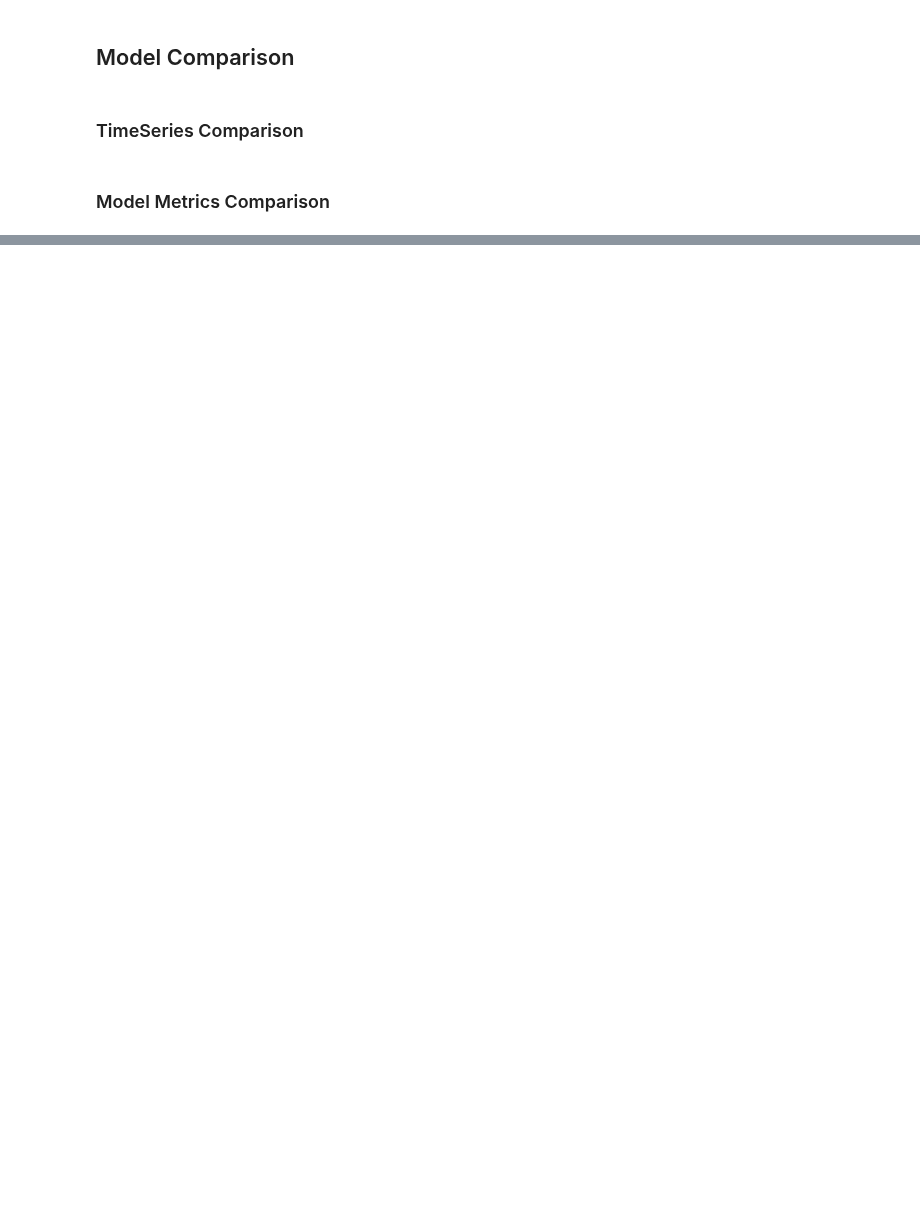
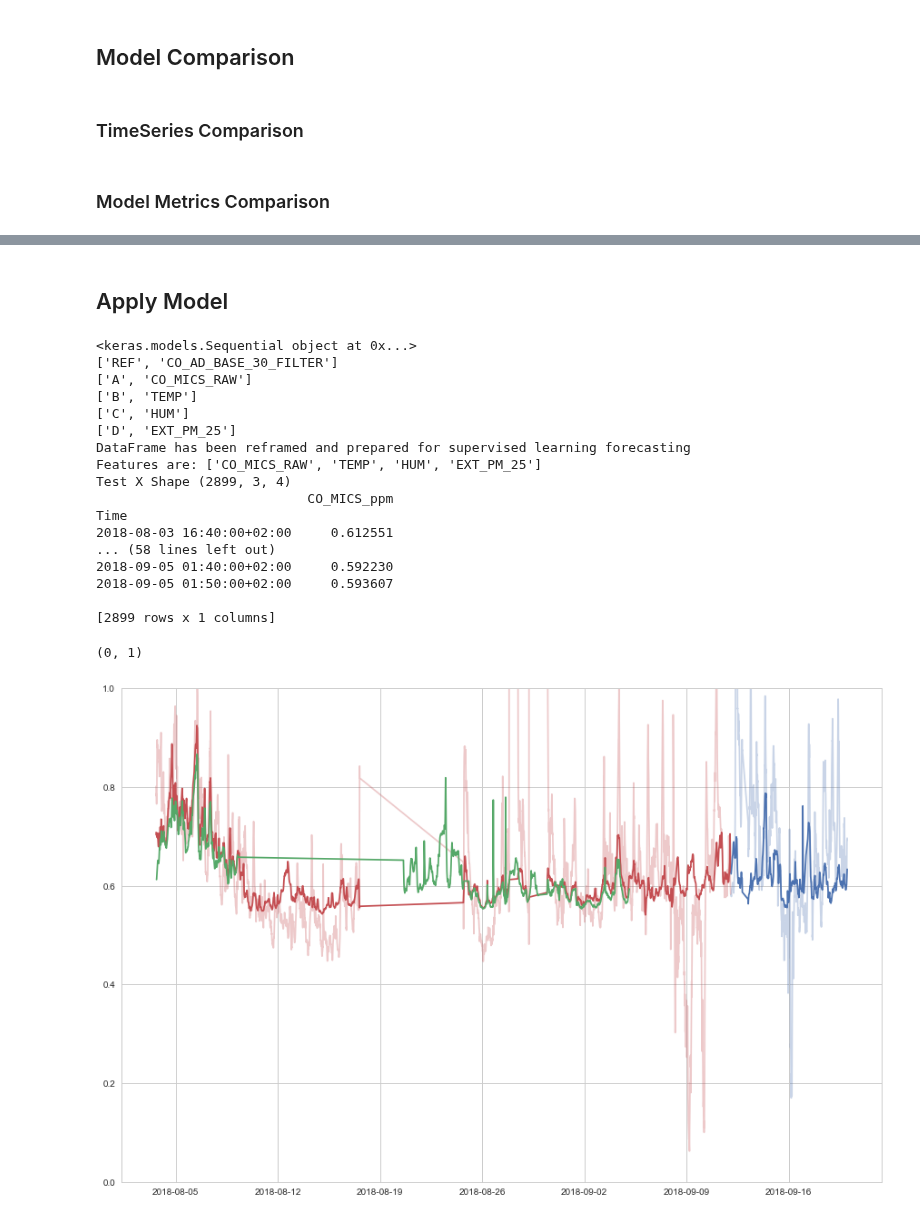
Before and after one commit to fablabbcn/smartcitizen-data, a Jupyter notebook: notebooks/Data-Analysis.ipynb, the cells around one changed output, grey strips where cells are left out. Drawn from its saved outputs; the diff is of its cells as text; code cells hidden in the pictures; blank space fills up the shorter version.

```diff
--- a/notebooks/Data-Analysis.ipynb
+++ b/notebooks/Data-Analysis.ipynb
@@ -2195,3 +2324,82 @@ targetDiagram(_dataframe, _plot_train)
+# %% [markdown]
+## Apply Model
+# %%
+from ml_utils import prep_prediction_ML
+from ml_utils import predict_ML
+
+model_predict = loaded_model
+tuple_feat_predict = loaded_params['features']
+scalerX_predict = loaded_params['scalerX']
+scalery_predict = loaded_params['scalery']
+n_lags = loaded_params['n_lags']
+alpha_filter = loaded_params['alpha_filter']
+
+print model_predict
+for item in tuple_feat_predict:
+    print item
+
+test_name = '2018-08_INT_STATION_TEST_SUMMER_HOLIDAYS'
+device_name = 'STATION CHIMNEY'
+prediction_name = 'CO_MICS_ppm'
+
+## Prep Dataframe
+dataframeModel = readings[test_name]['devices'][device_name]['data']
+
+min_date = '2018-08-01 00:00:00'
+max_date = '2018-09-20 00:00:00'
+dataframeModel = dataframeModel[dataframeModel.index > min_date]
+dataframeModel = dataframeModel[dataframeModel.index < max_date]
+
+dataframeModel = dataframeModel.groupby(pd.Grouper(freq='10Min')).aggregate(np.mean)
+
+list_features_predict = list()
+for item in tuple_feat_predict:
+    if item[0] != 'REF':
+        list_features_predict.append(item[1])
+
+test_X, index_pred, n_obs = prep_prediction_ML(dataframeModel, list_features_predict, n_lags, alpha_filter, scalerX_predict, verbose = True)
+
+prediction = predict_ML(model_predict, test_X, n_lags, scalery)
+
+dataframe = pd.DataFrame(prediction).set_index(index_pred)
+dataframe.columns = [prediction_name]
+print dataframe
+
+readings[test_name]['devices'][device_name]['data'][prediction_name] = dataframe.loc[:,prediction_name]
+
+# Plot
+fig = plot.figure(figsize=(15,10))
+# Actual data
+plot.plot(index[:n_train_periods], inv_y_train,'r', label = 'Reference Train', alpha = 0.3)
+plot.plot(index[n_train_periods+n_lags:], inv_y_test, 'b', label = 'Reference Test', alpha = 0.3)
+# Fitted Values for Training
+plot.plot(index[:n_train_periods], inv_yhat_train, 'r', label = 'Prediction Train')
+
+# Fitted Values for Test
+plot.plot(index[n_train_periods+n_lags:], inv_yhat_test, 'b', label = 'Prediction Test')
+# Fitted values
+plot.plot(dataframe.index, dataframe.loc[:, prediction_name], 'g')
+plot.ylim([0,1])
+# %% [output]
+<keras.models.Sequential object at 0x...>
+['REF', 'CO_AD_BASE_30_FILTER']
+['A', 'CO_MICS_RAW']
+['B', 'TEMP']
+['C', 'HUM']
+['D', 'EXT_PM_25']
+DataFrame has been reframed and prepared for supervised learning forecasting
+Features are: ['CO_MICS_RAW', 'TEMP', 'HUM', 'EXT_PM_25']
+Test X Shape (2899, 3, 4)
+                           CO_MICS_ppm
+Time
+2018-08-03 16:40:00+02:00     0.612551
+... (58 lines left out)
+2018-09-05 01:40:00+02:00     0.592230
+2018-09-05 01:50:00+02:00     0.593607
+
+[2899 rows x 1 columns]
+(0, 1)
+[figure, added]
 # %%
 ## ARIMAX
 model = sm.tsa.SARIMAX(endog = train_y,
```
Also changed, not shown: parts of 20 cells of this notebook, 1 other file.
